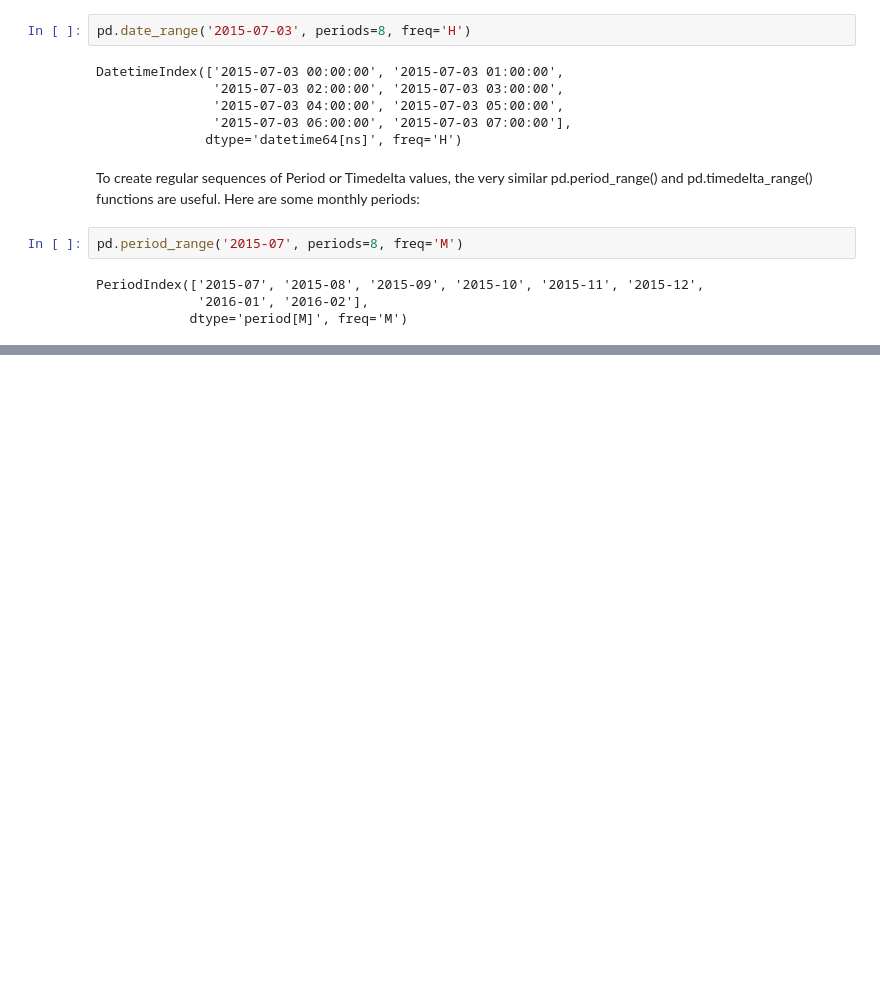
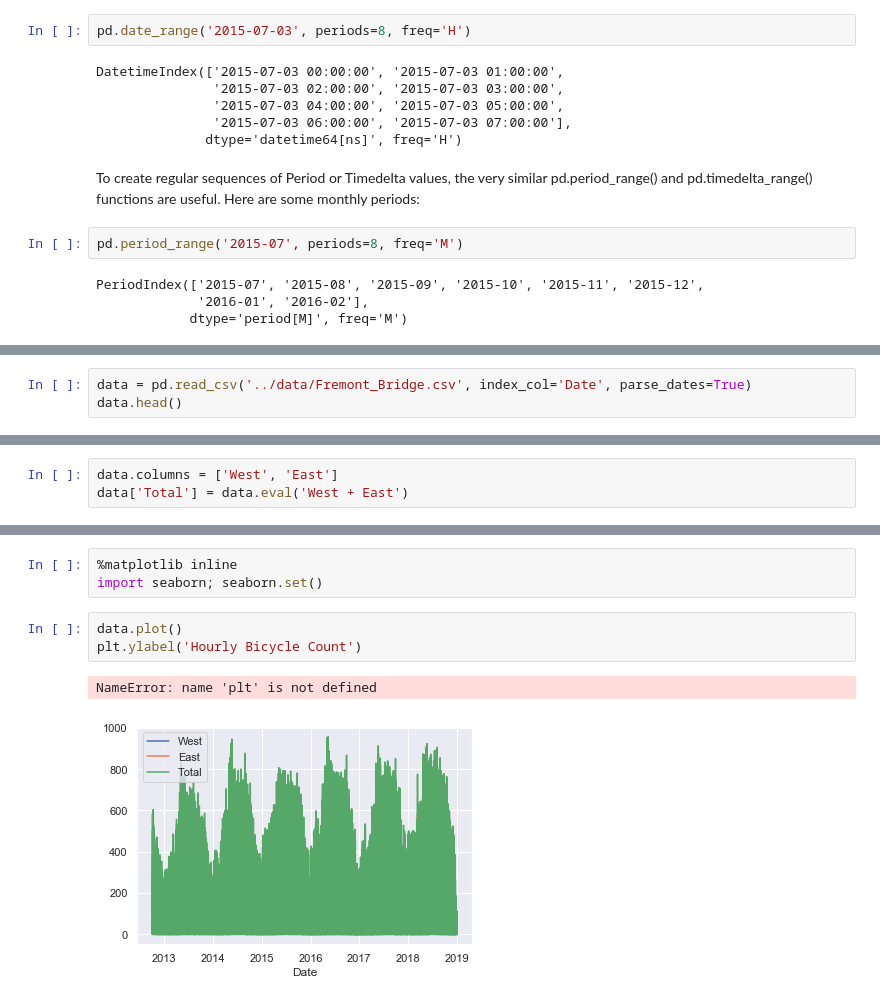
Before and after one commit to GiuseppeBaldini/Python-DS-Handbook, a Jupyter notebook: 3.Pandas/03.11 - Working with Time Series.ipynb, the cells around one changed output, grey strips where cells are left out. Saved outputs shown, nothing was run; the diff lists cells and outputs as text; blank space fills up the shorter version.

```diff
--- a/3.Pandas/03.11 - Working with Time Series.ipynb
+++ b/3.Pandas/03.11 - Working with Time Series.ipynb
@@ -184,0 +231,3 @@ PeriodIndex(['2015-07', '2015-08', '2015-09', '2015-10', '2015-11', '2015-12',
+# %%
+data = pd.read_csv('../data/Fremont_Bridge.csv', index_col='Date', parse_dates=True)
+data.head()
@@ -184,0 +242,3 @@ PeriodIndex(['2015-07', '2015-08', '2015-09', '2015-10', '2015-11', '2015-12',
+# %%
+data.columns = ['West', 'East']
+data['Total'] = data.eval('West + East')
@@ -184,0 +258,9 @@ PeriodIndex(['2015-07', '2015-08', '2015-09', '2015-10', '2015-11', '2015-12',
+# %%
+%matplotlib inline
+import seaborn; seaborn.set()
+# %%
+data.plot()
+plt.ylabel('Hourly Bicycle Count')
+# %% [output]
+NameError: name 'plt' is not defined
+[figure, added]
```
Also changed, not shown: parts of 16 cells of this notebook, 1 other file.
